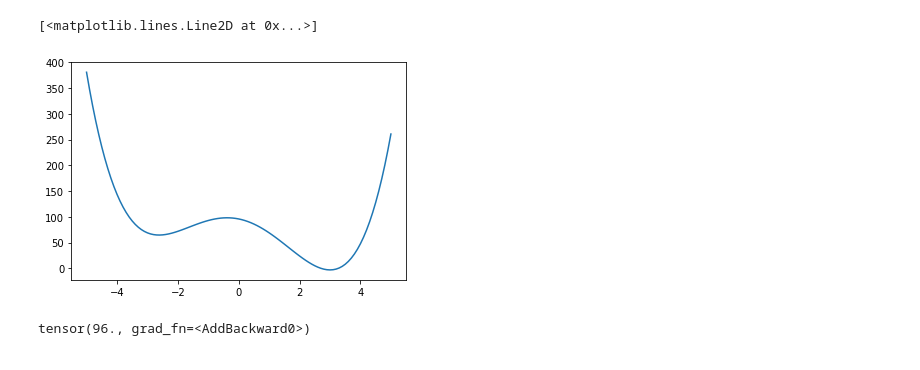
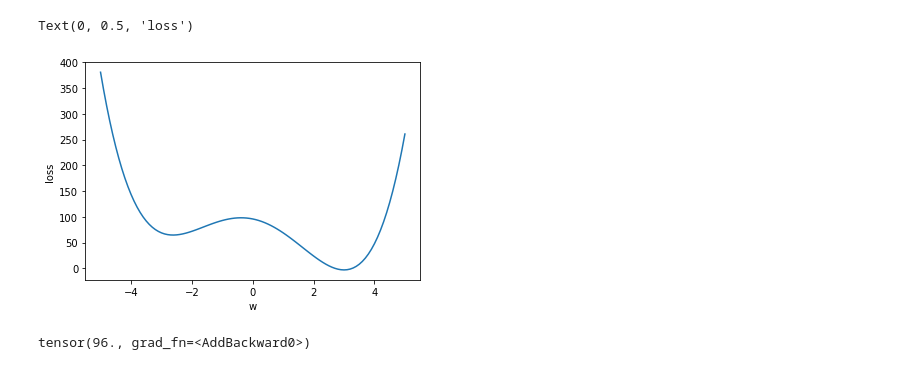
Before and after one commit to nakanolab/pytorch_tutorials_jp, a Jupyter notebook: notebook/1_Learning PyTorch/1_2_gradient_descent_1d_example.ipynb, the cells around one changed output. Drawn from its saved outputs; the diff is of its cells as text; code cells hidden in the pictures.

```diff
--- a/notebook/1_Learning PyTorch/1_2_gradient_descent_1d_example.ipynb
+++ b/notebook/1_Learning PyTorch/1_2_gradient_descent_1d_example.ipynb
@@ -6,12 +6,14 @@ import torch
 # %%
 def get_loss(w):
     return w**4 - 16 * w**2 - 12 * w + 96
 
 ws = np.linspace(-5, 5, 101)
 plt.plot(ws, get_loss(ws))
+plt.xlabel('w')
+plt.ylabel('loss')
 # %% [output]
-[<matplotlib.lines.Line2D at 0x...>]
+Text(0, 0.5, 'loss')
-[figure, old version]
+[figure, new version]
 # %%
 w = torch.tensor(0.0, requires_grad=True)
 loss = get_loss(w)
```
Also changed, not shown: parts of 7 cells of this notebook.
